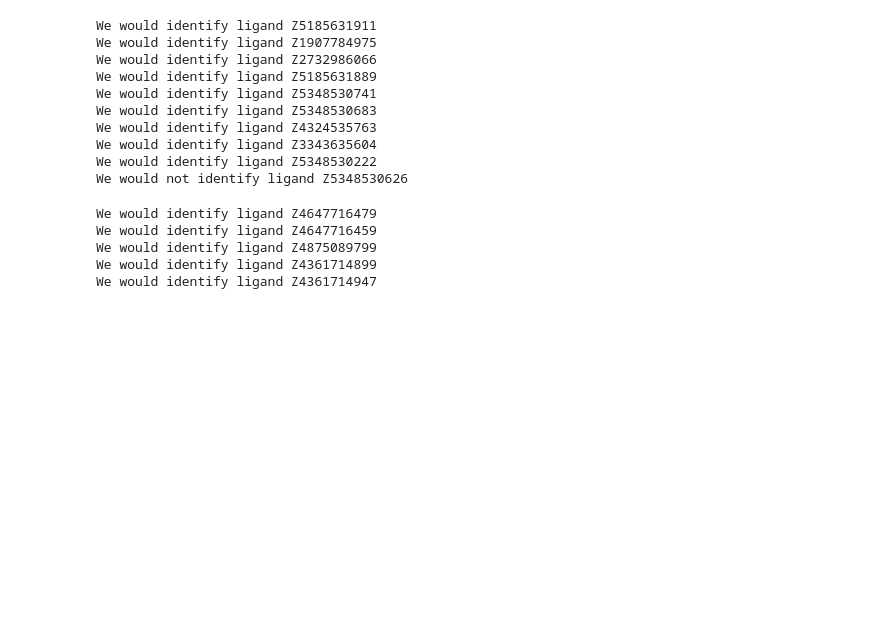
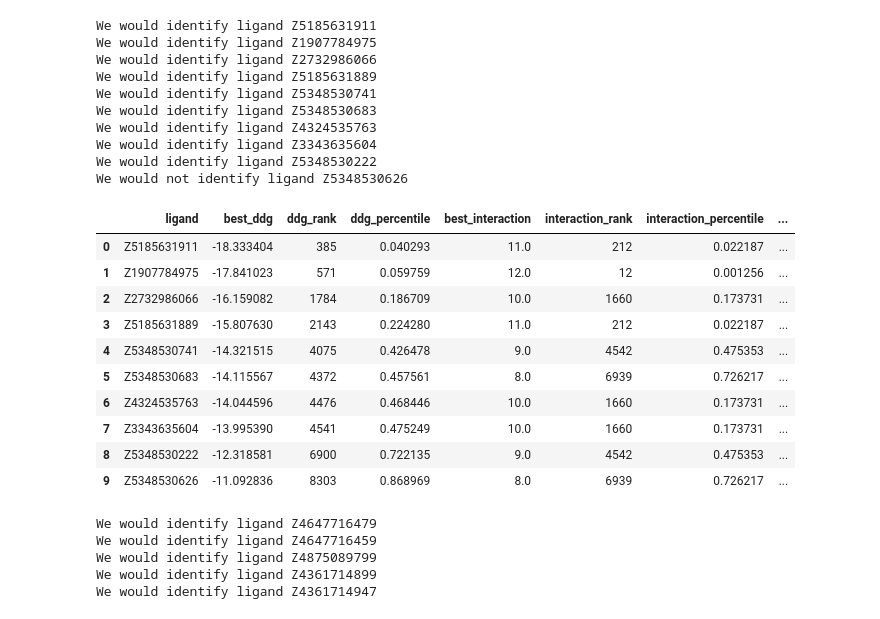
Before and after one commit to toadlover/ginsparg_thymelab_thesis, a Jupyter notebook: jupyter_notebooks/figure_making/replicating_other_publications/all_publication_aggregate_data.ipynb, the cells around one changed output. Drawn from its saved outputs; the diff is of its cells as text; code cells hidden in the pictures; blank space fills up the shorter version.

```diff
--- a/jupyter_notebooks/figure_making/replicating_other_publications/all_publication_aggregate_data.ipynb
+++ b/jupyter_notebooks/figure_making/replicating_other_publications/all_publication_aggregate_data.ipynb
@@ -253,6 +251,20 @@ We would identify ligand Z4324535763
 We would identify ligand Z3343635604
 We would identify ligand Z5348530222
 We would not identify ligand Z5348530626
+# %%
+df
+# %% [output]
+|  | ligand | best_ddg | ddg_rank | ddg_percentile | best_interaction | interaction_rank | interaction_percentile | ... |
+| 0 | Z5185631911 | -18.333404 | 385 | 0.040293 | 11.0 | 212 | 0.022187 | ... |
+| 1 | Z1907784975 | -17.841023 | 571 | 0.059759 | 12.0 | 12 | 0.001256 | ... |
+| 2 | Z2732986066 | -16.159082 | 1784 | 0.186709 | 10.0 | 1660 | 0.173731 | ... |
+| 3 | Z5185631889 | -15.807630 | 2143 | 0.224280 | 11.0 | 212 | 0.022187 | ... |
+| 4 | Z5348530741 | -14.321515 | 4075 | 0.426478 | 9.0 | 4542 | 0.475353 | ... |
+| 5 | Z5348530683 | -14.115567 | 4372 | 0.457561 | 8.0 | 6939 | 0.726217 | ... |
+| 6 | Z4324535763 | -14.044596 | 4476 | 0.468446 | 10.0 | 1660 | 0.173731 | ... |
+| 7 | Z3343635604 | -13.995390 | 4541 | 0.475249 | 10.0 | 1660 | 0.173731 | ... |
+| 8 | Z5348530222 | -12.318581 | 6900 | 0.722135 | 9.0 | 4542 | 0.475353 | ... |
+| 9 | Z5348530626 | -11.092836 | 8303 | 0.868969 | 8.0 | 6939 | 0.726217 | ... |
 # %%
 #read in paper data
 #read in the data csv
```
Also changed, not shown: parts of 7 cells of this notebook.
